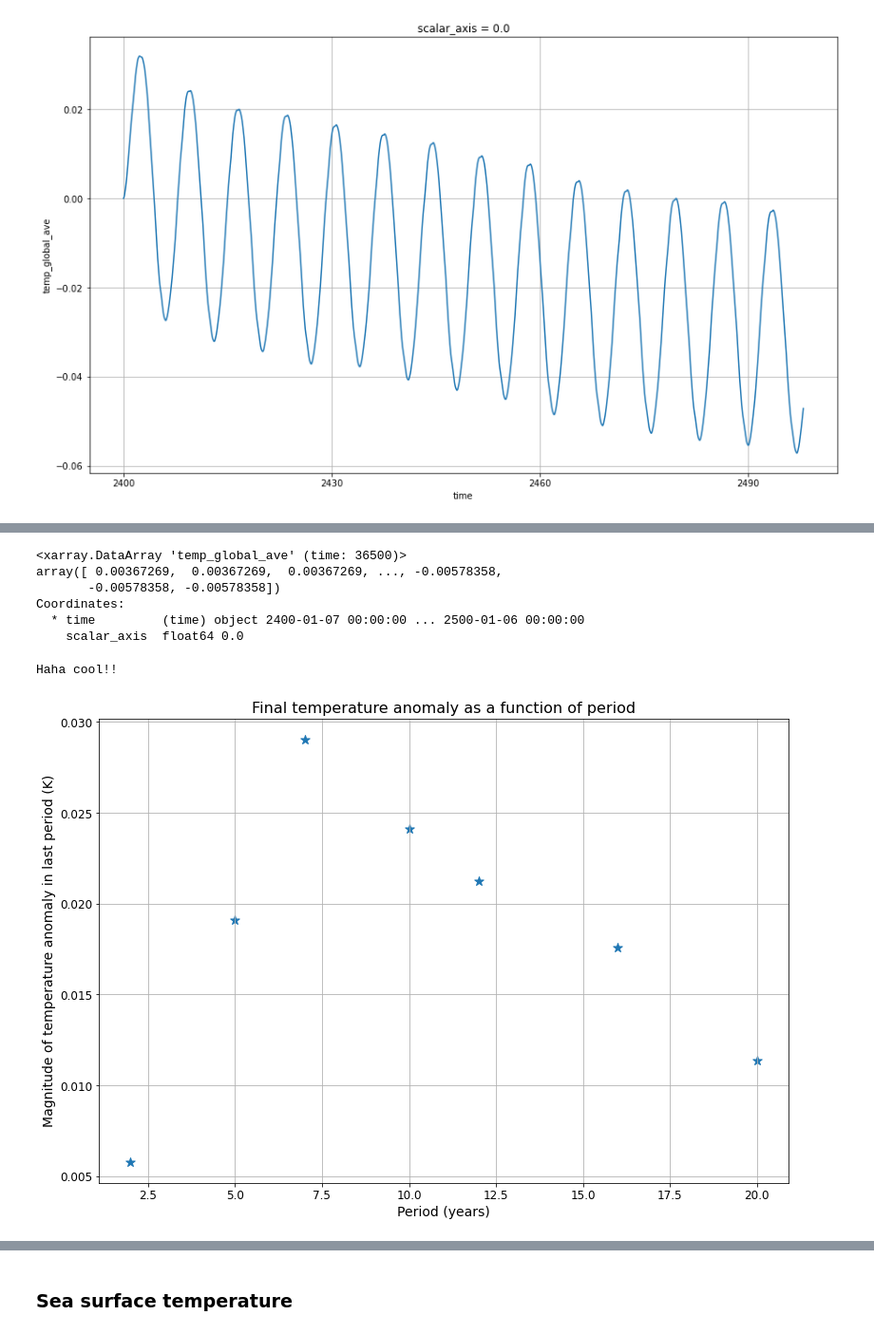
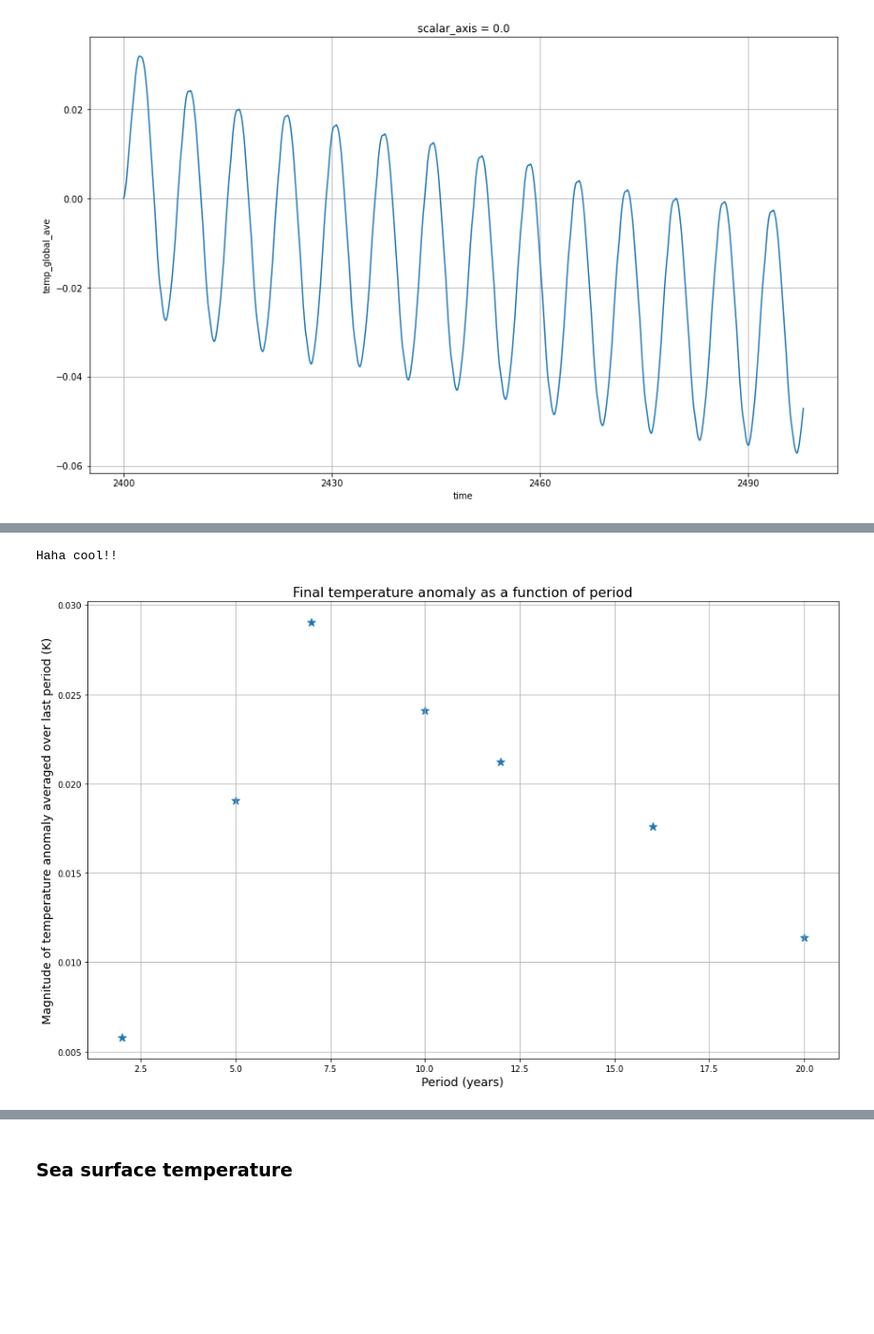
Before and after one commit to mpudig/HonoursThesis, a Jupyter notebook: ocean_heat_sinusoidal.ipynb, the cells around one changed output, grey strips where cells are left out. Shown at 95% size. Cells and saved outputs as stored; diff of their text form; code cells hidden in the pictures; blank space fills up the shorter version.

```diff
--- a/ocean_heat_sinusoidal.ipynb
+++ b/ocean_heat_sinusoidal.ipynb
@@ -302,17 +283,19 @@ def average_over_period(T_anom, period):
 
     num_periods = np.int(100 / period)
 
-    return xr.concat([xr.full_like(T_anom[period * i * 365 : period * (i + 1) * 365], \
-                                  T_anom[period * i * 365 : period * (i + 1) * 365].mean(dim='time').values) \
-                                 for i in range(num_periods)], dim='time') # 1 removes the first window where the warm start is present
+    data = np.array([T_anom[period * i * 365 : period * (i + 1) * 365].mean(dim='time').values for i in range(num_periods)])
+    times = np.array([T_anom['time'][int(period * i * 365 + 0.5 * period * 365)].values.tolist() for i in range(num_periods)]) # the .tolist() seems incorrect but it works
 
-gat_period2_anom_period_ave = average_over_period(gat_period2_anom, 2)
-gat_period5_anom_period_ave = average_over_period(gat_period5_anom, 5)
-gat_period7_anom_period_ave = average_over_period(gat_period7_anom, 7)
-gat_period10_anom_period_ave = average_over_period(gat_period10_anom, 10)
-gat_period12_anom_period_ave = average_over_period(gat_period12_anom, 12)
-gat_period16_anom_period_ave = average_over_period(gat_period16_anom, 16)
-gat_period20_anom_period_ave = average_over_period(gat_period20_anom, 20)
+    return xr.DataArray(data, dims=['time'], coords={'time': times})
+
+
+gat_period2_anom_period_ave1 = average_over_period(gat_period2_anom, 2)
+gat_period5_anom_period_ave1 = average_over_period(gat_period5_anom, 5)
+gat_period7_anom_period_ave1 = average_over_period(gat_period7_anom, 7)
+gat_period10_anom_period_ave1 = average_over_period(gat_period10_anom, 10)
+gat_period12_anom_period_ave1 = average_over_period(gat_period12_anom, 12)
+gat_period16_anom_period_ave1 = average_over_period(gat_period16_anom, 16)
+gat_period20_anom_period_ave1 = average_over_period(gat_period20_anom, 20)
 # %%
 plt.figure(figsize=(15,9))
 gat_period7_anom_period_ave['time']
@@ -337,9 +325,0 @@ plt.legend()
-# %%
-gat_period2_anom_period_ave
-# %% [output]
-<xarray.DataArray 'temp_global_ave' (time: 36500)>
-array([ 0.00367269,  0.00367269,  0.00367269, ..., -0.00578358,
-       -0.00578358, -0.00578358])
-Coordinates:
-  * time         (time) object 2400-01-07 00:00:00 ... 2500-01-06 00:00:00
-    scalar_axis  float64 0.0
@@ -346,30 +336,37 @@ Coordinates:
 # %%
 ### A sample distribution of final temperature anT_final_distribution
 
 periods = np.array([2, 5, 7, 10, 12, 16, 20])
 
 year = 365*80
 
 # at period_cycle = 1, approximately monotonically linear; at period_cycle = -1, mean is centered about 7
 
+period_cycle = -1
+
 T_final_distribution = np.array([gat_period2_anom_period_ave[period_cycle], \
                                gat_period5_anom_period_ave[period_cycle], \
                                gat_period7_anom_period_ave[period_cycle], \
                                gat_period10_anom_period_ave[period_cycle], \
                                gat_period12_anom_period_ave[period_cycle], \
                                gat_period16_anom_period_ave[period_cycle], \
                                gat_period20_anom_period_ave[period_cycle]])
 
-plt.figure(figsize=(13,9))
+# pdf = log_normal_pdf
+# popt, pcov = curve_fit(pdf, periods, np.abs(T_final_distribution))
+# T_final_distribution_fit = pdf(periods, *popt)
+
+plt.figure(figsize=(16,10))
 plt.title('Final temperature anomaly as a function of period', fontsize=16)
 plt.xlabel('Period (years)', fontsize=14)
-plt.xticks(fontsize=12)
-plt.ylabel('Magnitude of temperature anomaly in last period (K)', fontsize=14)
-plt.yticks(fontsize=12)
+plt.xticks(fontsize=10)
+plt.ylabel('Magnitude of temperature anomaly averaged over last period (K)', fontsize=14)
+plt.yticks(fontsize=10)
 plt.scatter(periods, np.abs(T_final_distribution), s=100, marker='*')
+# plt.plot(periods, T_final_distribution_fit)
 plt.grid()
-
 print('Haha cool!!')
+# plt.savefig('sinusoids_final_temp_anom.jpg')
 # %% [output]
 Haha cool!!
-[figure, old version]
+[figure, new version]
```
Also changed, not shown: parts of 8 cells of this notebook, 31 other files.
